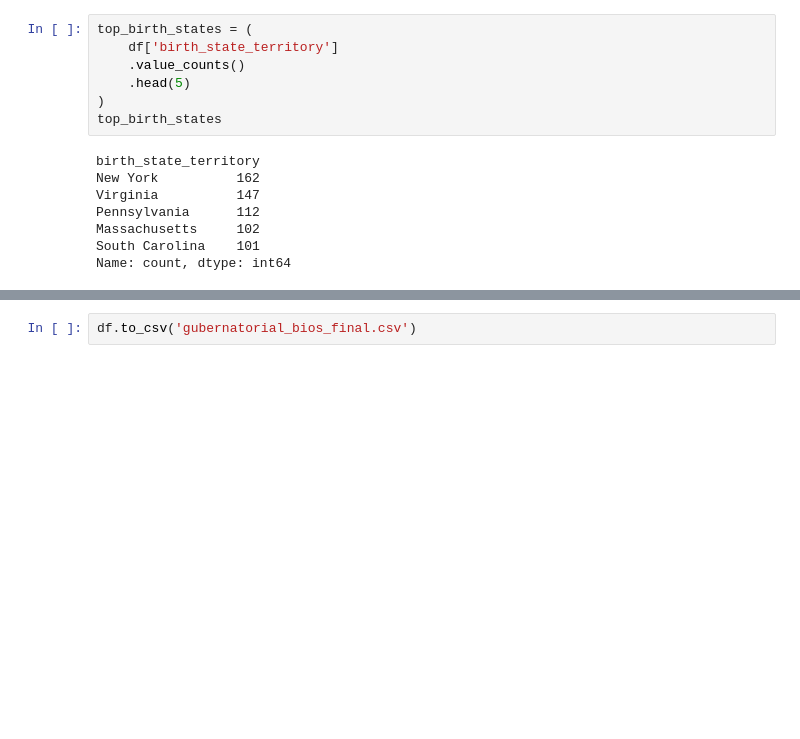
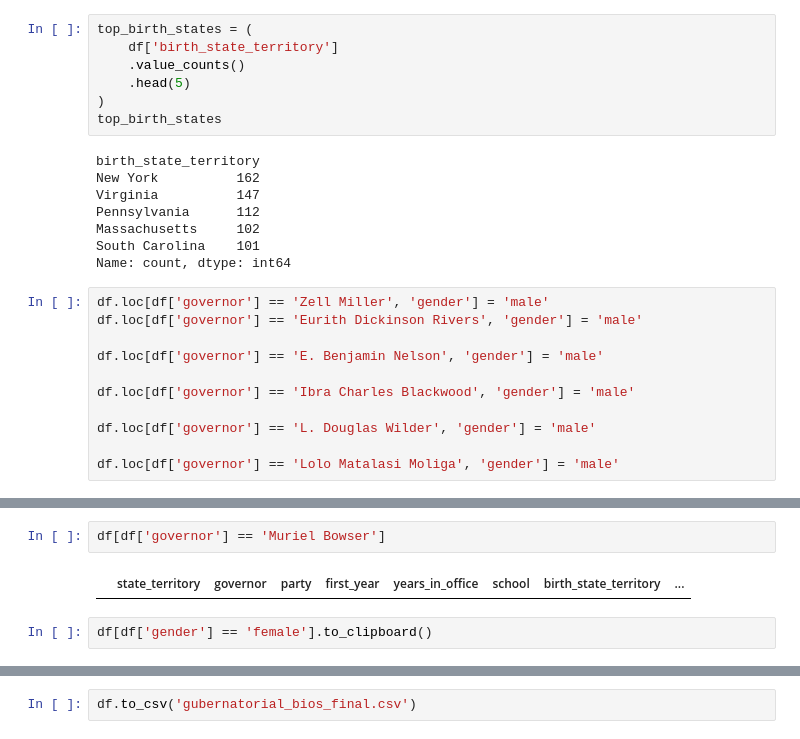
Before and after one commit to melaniewalsh/responsible-datasets-in-context, a Jupyter notebook: datasets/gubernatorial-bios/data_cleanup.ipynb, the cells around one changed output, grey strips where cells are left out. Saved outputs shown, nothing was run; the diff lists cells and outputs as text; blank space fills up the shorter version.

Commit message:
Gender/Race Changes
Fixed gender errors, changed our data definition for Gender, adde

```diff
--- a/datasets/gubernatorial-bios/data_cleanup.ipynb
+++ b/datasets/gubernatorial-bios/data_cleanup.ipynb
@@ -305,3 +305,14 @@ Pennsylvania      112
 Massachusetts     102
 South Carolina    101
 Name: count, dtype: int64
+# %%
+df.loc[df['governor'] == 'Zell Miller', 'gender'] = 'male'
+df.loc[df['governor'] == 'Eurith Dickinson Rivers', 'gender'] = 'male'
+
+df.loc[df['governor'] == 'E. Benjamin Nelson', 'gender'] = 'male'
+
+df.loc[df['governor'] == 'Ibra Charles Blackwood', 'gender'] = 'male'
+
+df.loc[df['governor'] == 'L. Douglas Wilder', 'gender'] = 'male'
+
+df.loc[df['governor'] == 'Lolo Matalasi Moliga', 'gender'] = 'male'
@@ -307,0 +334,6 @@ Name: count, dtype: int64
+# %%
+df[df['governor'] == 'Muriel Bowser']
+# %% [output]
+|  | state_territory | governor | party | first_year | years_in_office | school | birth_state_territory | ... |
+# %%
+df[df['gender'] == 'female'].to_clipboard()
```
Also changed, not shown: parts of 3 cells of this notebook, 2 other files.
